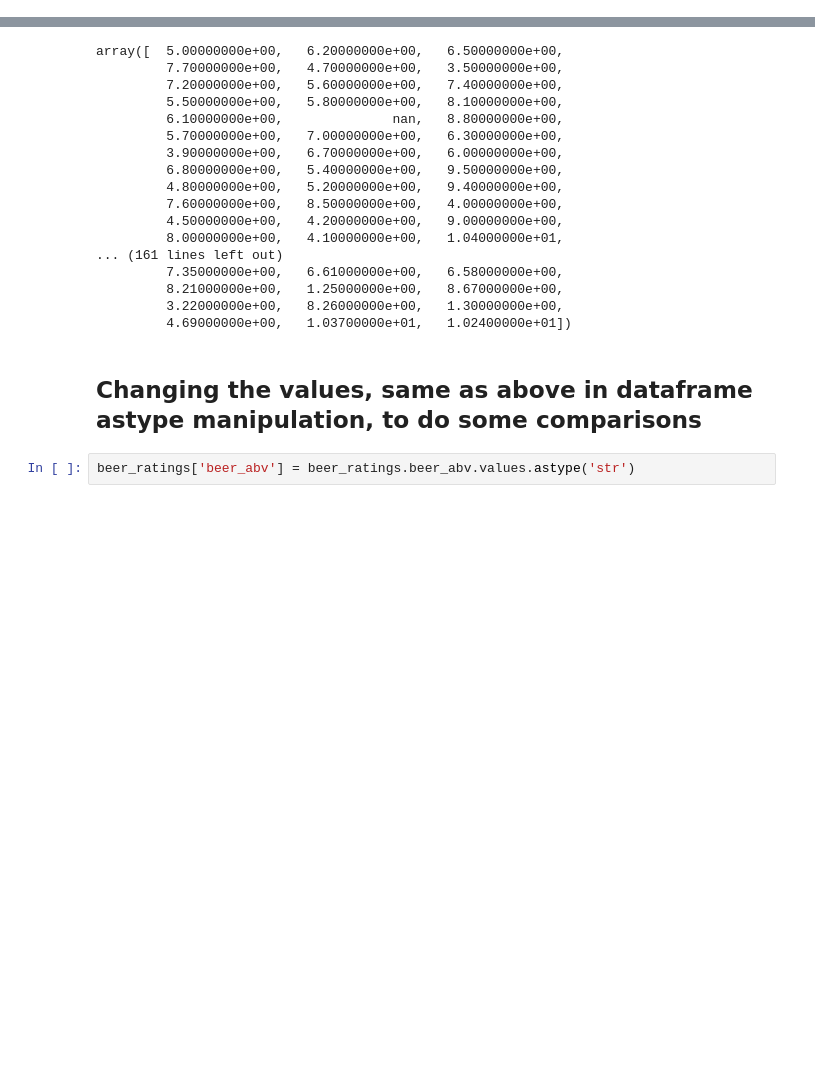
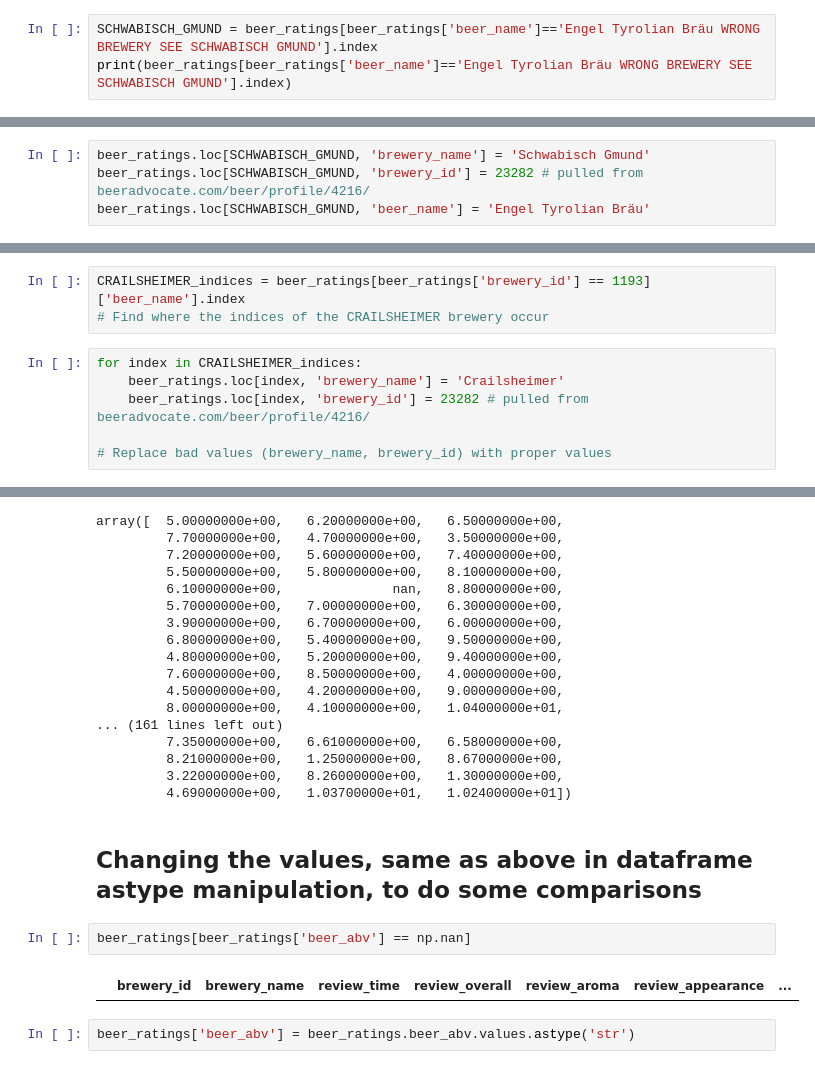
Before and after one commit to SethDKelly/BeerRecommender, a Jupyter notebook: Data_verify_clean.ipynb, the cells around one changed output, grey strips where cells are left out. Saved outputs shown, nothing was run; the diff lists cells and outputs as text; blank space fills up the shorter version.

Commit message:
Finish brewery name and id cleaning

```diff
--- a/Data_verify_clean.ipynb
+++ b/Data_verify_clean.ipynb
@@ -217,0 +219,3 @@ array(['Engel Tyrolian Bräu WRONG BREWERY SEE SCHWABISCH GMUND',
+# %%
+SCHWABISCH_GMUND = beer_ratings[beer_ratings['beer_name']=='Engel Tyrolian Bräu WRONG BREWERY SEE SCHWABISCH GMUND'].index
+print(beer_ratings[beer_ratings['beer_name']=='Engel Tyrolian Bräu WRONG BREWERY SEE SCHWABISCH GMUND'].index)
@@ -217,0 +226,4 @@ array(['Engel Tyrolian Bräu WRONG BREWERY SEE SCHWABISCH GMUND',
+# %%
+beer_ratings.loc[SCHWABISCH_GMUND, 'brewery_name'] = 'Schwabisch Gmund'
+beer_ratings.loc[SCHWABISCH_GMUND, 'brewery_id'] = 23282 # pulled from beeradvocate.com/beer/profile/4216/
+beer_ratings.loc[SCHWABISCH_GMUND, 'beer_name'] = 'Engel Tyrolian Bräu'
@@ -217,0 +243,9 @@ array(['Engel Tyrolian Bräu WRONG BREWERY SEE SCHWABISCH GMUND',
+# %%
+CRAILSHEIMER_indices = beer_ratings[beer_ratings['brewery_id'] == 1193]['beer_name'].index
+# Find where the indices of the CRAILSHEIMER brewery occur
+# %%
+for index in CRAILSHEIMER_indices:
+    beer_ratings.loc[index, 'brewery_name'] = 'Crailsheimer'
+    beer_ratings.loc[index, 'brewery_id'] = 23282 # pulled from beeradvocate.com/beer/profile/4216/
+
+# Replace bad values (brewery_name, brewery_id) with proper values
@@ -262,6 +331,10 @@ array([  5.00000000e+00,   6.20000000e+00,   6.50000000e+00,
          4.69000000e+00,   1.03700000e+01,   1.02400000e+01])
 # %% [markdown]
 ## Changing the values, same as above in dataframe astype manipulation, to do some comparisons
+# %%
+beer_ratings[beer_ratings['beer_abv'] == np.nan]
+# %% [output]
+|  | brewery_id | brewery_name | review_time | review_overall | review_aroma | review_appearance | ... |
 # %%
 beer_ratings['beer_abv'] = beer_ratings.beer_abv.values.astype('str')
 # %% [markdown]
```
Also changed, not shown: parts of 14 cells of this notebook.
